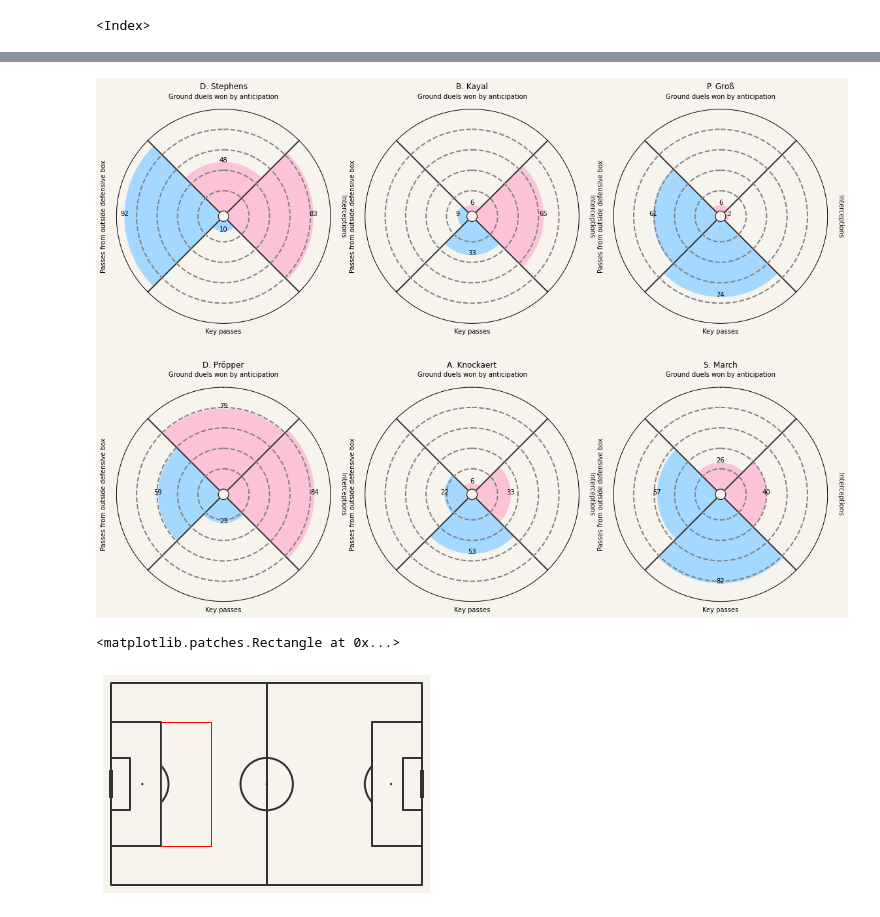
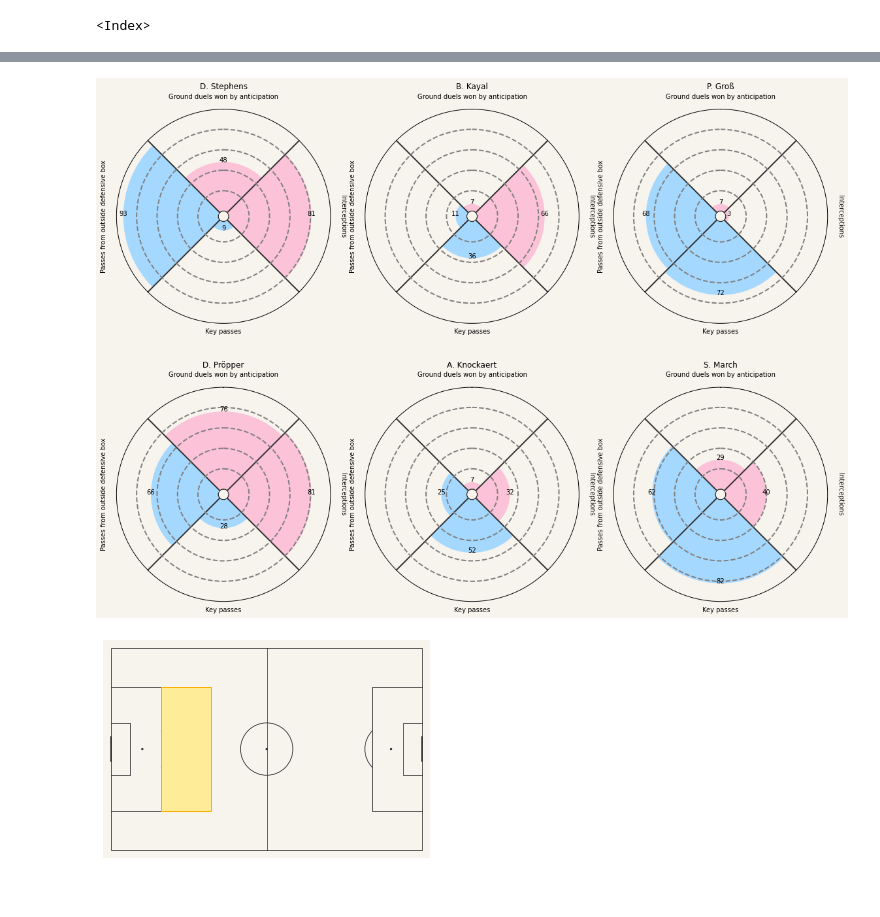
Before and after one commit to lyonjust/soccermatics, a Jupyter notebook: Assignment 2/assignment-2.ipynb, the cells around one changed output, grey strips where cells are left out. Drawn from its saved outputs; the diff is of its cells as text; code cells hidden in the pictures.

```diff
--- a/Assignment 2/assignment-2.ipynb
+++ b/Assignment 2/assignment-2.ipynb
@@ -79,6 +79,8 @@ WYSCOUT_EDGE_OF_BOX_Y_MAX = 81
 
 COLOUR_DEFENCE = '#fcc2d7'
 COLOUR_ATTACK = '#a5d8ff'
+COLOUR_YELLOW_DARK = '#fab005'
+COLOUR_YELLOW_LIGHT = '#ffec99'
 
 COLOUR_BACKGROUND = '#f7f3ed'
 COLOUR_ALMOST_BLACK = '#323232'
@@ -884,20 +860,24 @@ fig.patch.set_color(COLOUR_BACKGROUND)
 
 for i, brighton_mid_id in enumerate(df_brighton_mids['wyId']):
     player_name = df_brighton_mids[df_brighton_mids['wyId']==brighton_mid_id]['shortName'].to_numpy()[0]
-    create_pizza(wyscout_id=brighton_mid_id, ax=ax.flatten()[i])
+    create_pizza(wyscout_id=brighton_mid_id, df=df_mids_england, ax=ax.flatten()[i])
     ax.flatten()[i].set_title(player_name, pad=30)
     ax.flatten()[i].patch.set_color(COLOUR_BACKGROUND)
 
 fig.tight_layout()
+
+fig.savefig('../img/current_brighton_radar.pdf', bbox_inches='tight')
 # %% [output]
-[figure, old version]
+[figure, new version]
 # %%
-fig, ax = plt.subplots()
+fig, ax = plt.subplots(figsize=(6,4))
 pitch = Pitch(pitch_color=COLOUR_BACKGROUND, line_color=COLOUR_ALMOST_BLACK,
-              line_zorder=1, pitch_type='wyscout')
+              line_zorder=1, pitch_type='wyscout', linewidth=0.75)
 pitch.draw(ax=ax)
-rect = mpl.patches.Rectangle((WYSCOUT_EDGE_OF_BOX_X, WYSCOUT_EDGE_OF_BOX_Y_MIN), WYSCOUT_EDGE_OF_BOX_X, WYSCOUT_EDGE_OF_BOX_Y_MAX - WYSCOUT_EDGE_OF_BOX_Y_MIN, linewidth=1, edgecolor='r', facecolor='none')
+rect = mpl.patches.Rectangle(
+    (WYSCOUT_EDGE_OF_BOX_X, WYSCOUT_EDGE_OF_BOX_Y_MIN), WYSCOUT_EDGE_OF_BOX_X, WYSCOUT_EDGE_OF_BOX_Y_MAX - WYSCOUT_EDGE_OF_BOX_Y_MIN, linewidth=1, edgecolor=COLOUR_YELLOW_DARK, facecolor=COLOUR_YELLOW_LIGHT)
 ax.add_patch(rect)
+
+fig.savefig('../img/defensive_box.pdf', bbox_inches='tight')
 # %% [output]
-<matplotlib.patches.Rectangle at 0x...>
-[figure, old version]
+[figure, new version]
```
Also changed, not shown: parts of 22 cells of this notebook, 1 other file.
